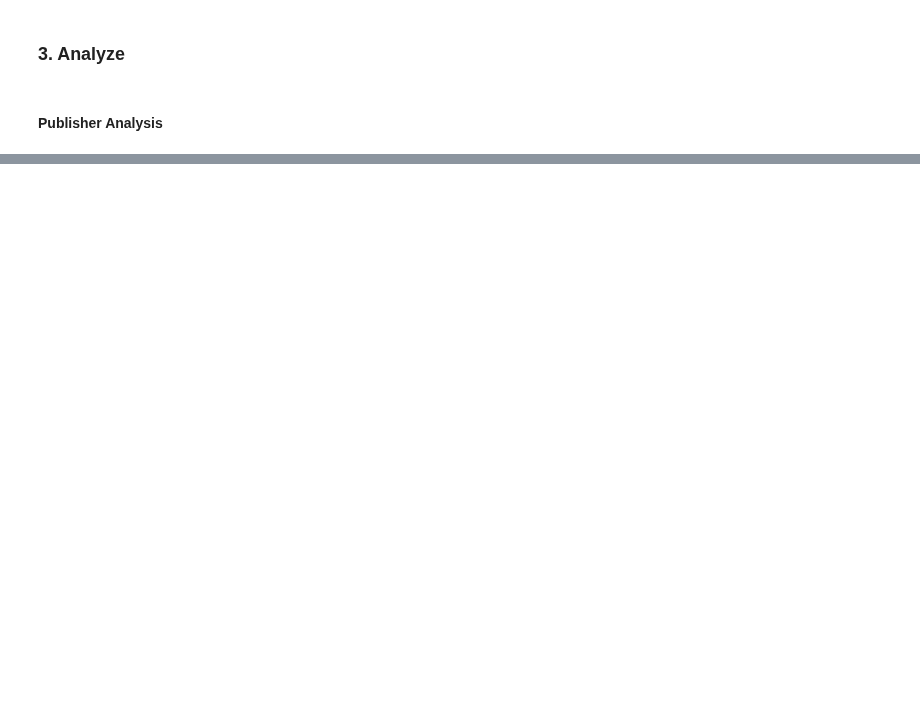
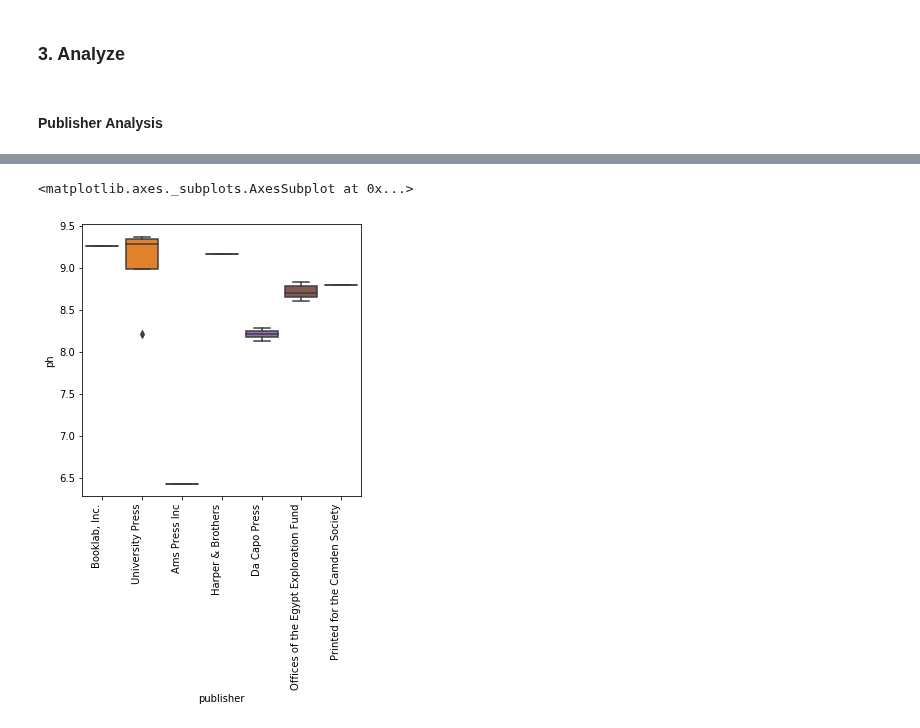
Before and after one commit to hujingc/umsi_loc_anc, a Jupyter notebook: loading_views.ipynb, the cells around one changed output, grey strips where cells are left out. Drawn from its saved outputs; the diff is of its cells as text; code cells hidden in the pictures; blank space fills up the shorter version.

```diff
--- a/loading_views.ipynb
+++ b/loading_views.ipynb
@@ -357,0 +427,3 @@ publisher_analysis_data.head()
+# %%
+publisher_analysis_data_after_1950 = publisher_analysis_data.loc[(publisher_analysis_data['year'] > '1950-01-01')]
+publisher_analysis_data_after_1950.head()
@@ -363,3 +460,10 @@ publisher_averages
 fig, ax = plt.subplots(figsize=(30,8))
 ax.set_xticklabels(ax.get_xticklabels(), rotation=90, horizontalalignment='right')
 sns.boxplot(x="publisher",y="ph", data=publisher_analysis_data)
+# %%
+fig, ax = plt.subplots(figsize=(5,5))
+ax.set_xticklabels(ax.get_xticklabels(), rotation=90, horizontalalignment='right')
+sns.boxplot(x="publisher",y="ph", data=publisher_analysis_data_after_1950)
+# %% [output]
+<matplotlib.axes._subplots.AxesSubplot at 0x...>
+[figure, added]
```
Also changed, not shown: parts of 18 cells of this notebook, 2 other files.
